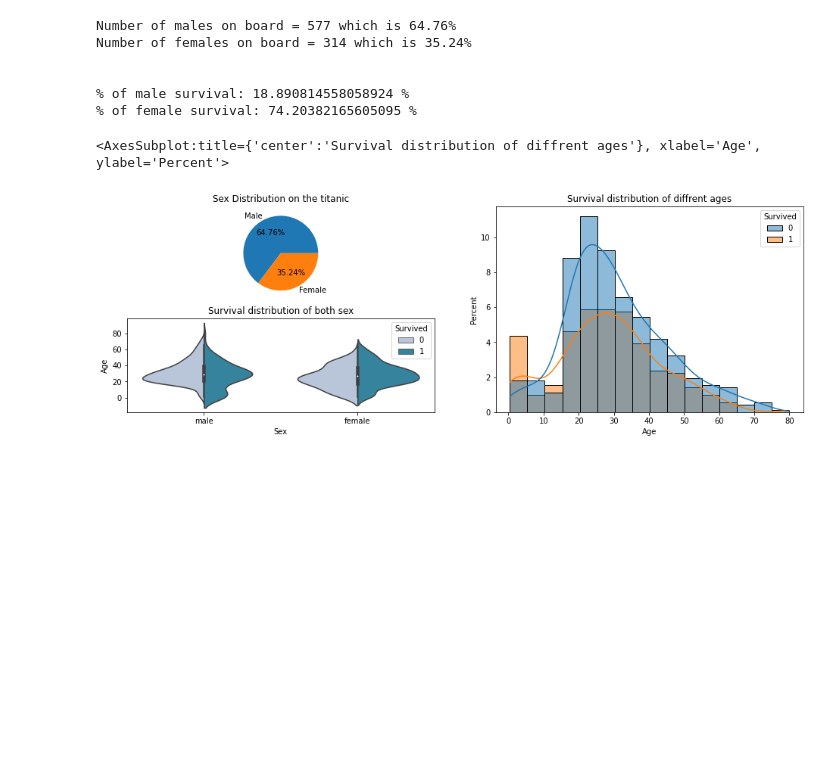
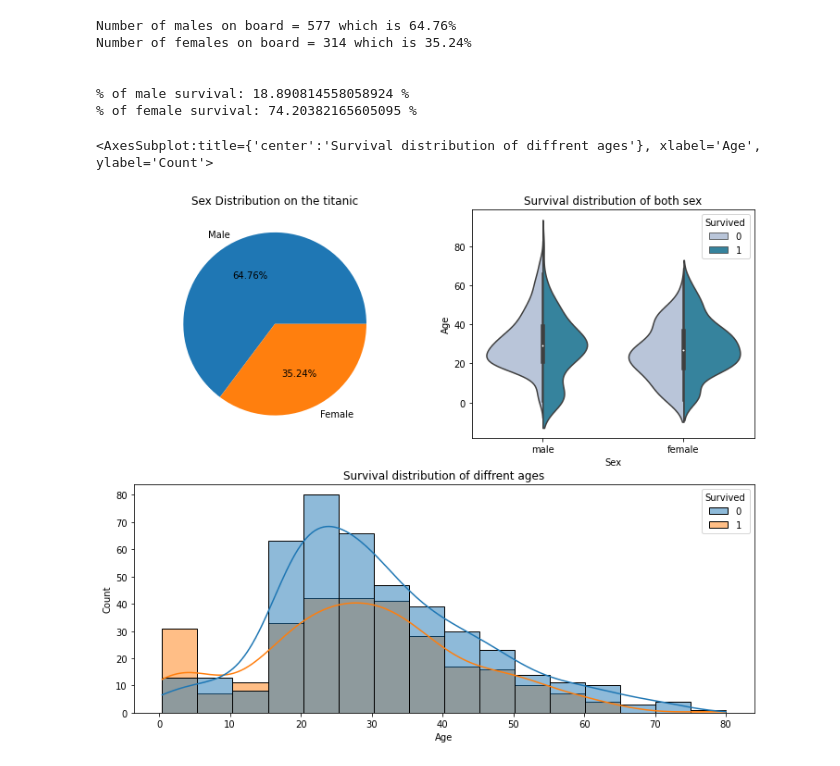
Before and after one commit to Ndaruga/Multiple-Machine-Learning-Projects, a Jupyter notebook: Titanic project/titanic.ipynb, the cells around one changed output. Cells and saved outputs as stored; diff of their text form; code cells hidden in the pictures; blank space fills up the shorter version.

```diff
--- a/Titanic project/titanic.ipynb
+++ b/Titanic project/titanic.ipynb
@@ -240,26 +240,26 @@ Number of females on board = 314 which is 35.24%
 # %%
 # plot sex distribution on board
 
-fig = plt.figure(figsize = (16,5))
+fig = plt.figure(figsize = (12,10))
 
 fig.add_subplot(221)
 plt.title('Sex Distribution on the titanic')
 plt.pie(data = train_df["Sex"], x = train_df.Sex.value_counts(),
         labels = ['Male','Female'], autopct = '%.2f%%')
 
 
-fig.add_subplot(223)
+fig.add_subplot(222)
 plt.title("Survival distribution of both sex")
 sns.violinplot(data = train_df, x=train_df["Sex"],
            y = train_df['Age'], hue = train_df["Survived"],
               palette = 'PuBuGn', split=True)
 
 
-fig.add_subplot(122).colspan = 2
+fig.add_subplot(212)
 plt.title("Survival distribution of diffrent ages")
 sns.histplot(data = train_df, x=train_df["Age"],
            kde = True, hue = train_df["Survived"],
-              bins = 16, stat = 'percent')
+              bins = 16, stat = 'count')
 # %% [output]
-<AxesSubplot:title={'center':'Survival distribution of diffrent ages'}, xlabel='Age', ylabel='Percent'>
+<AxesSubplot:title={'center':'Survival distribution of diffrent ages'}, xlabel='Age', ylabel='Count'>
-[figure, old version]
+[figure, new version]
```
Also changed, not shown: parts of 10 cells of this notebook.
